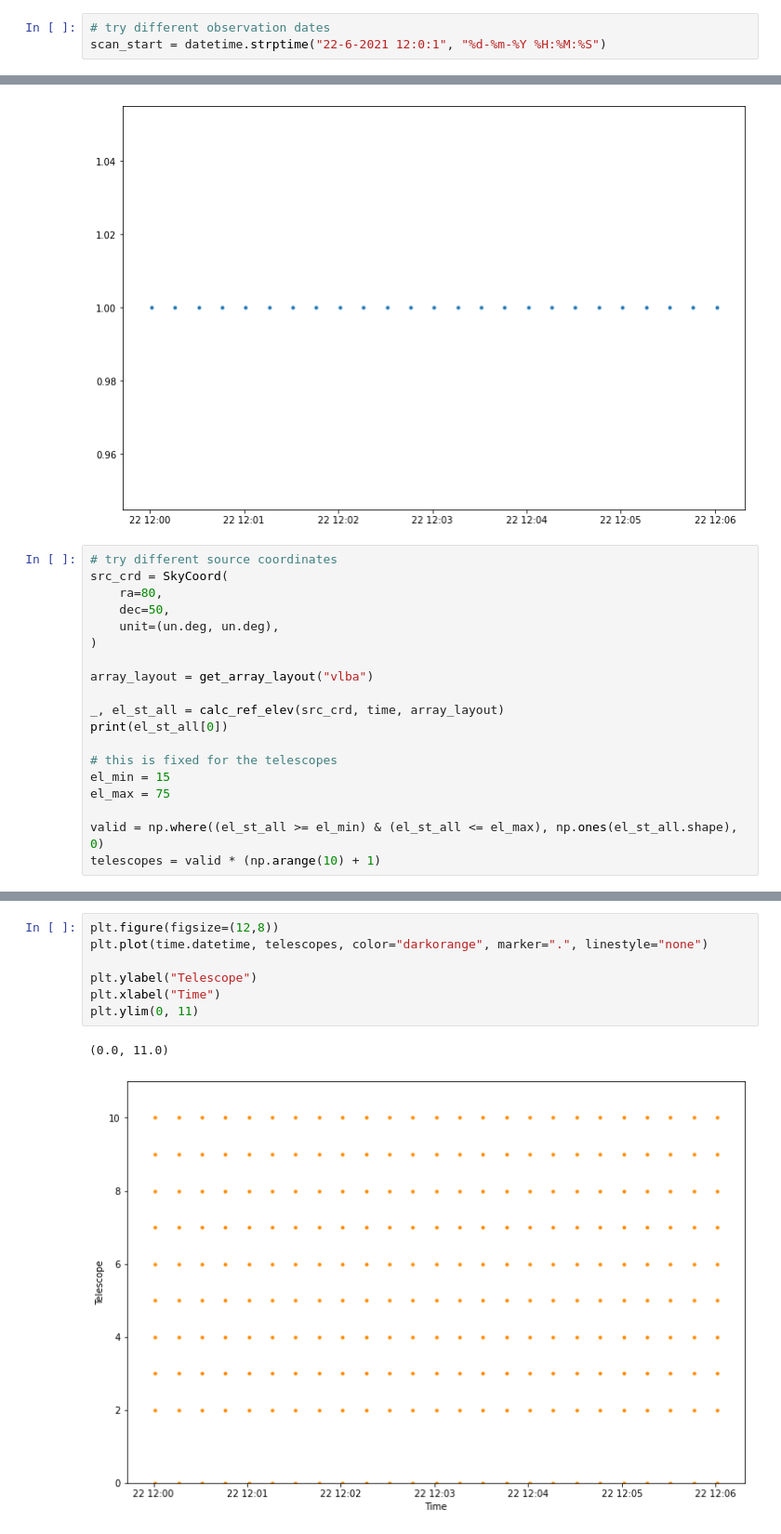
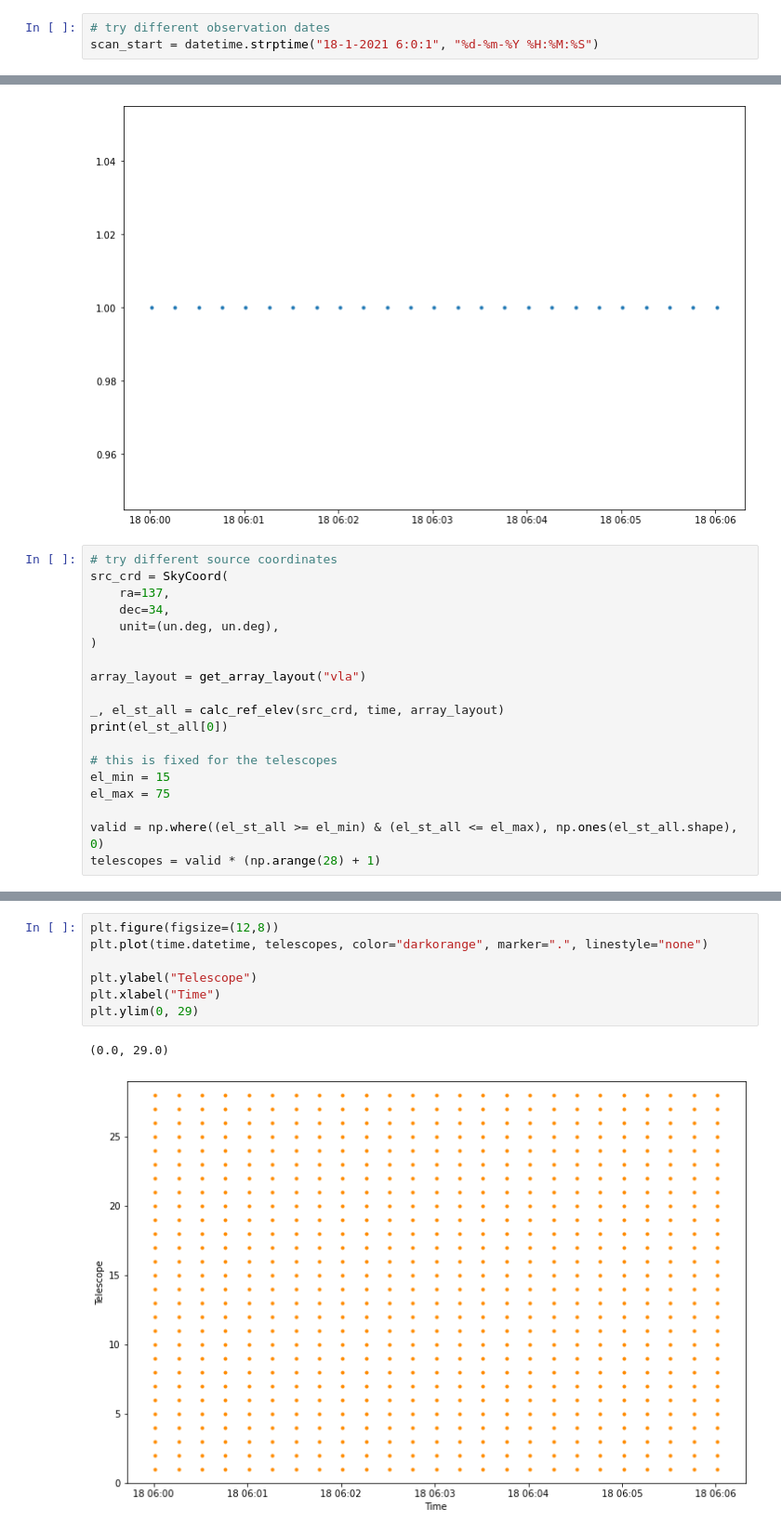
Before and after one commit to radionets-project/pyvisgen, a Jupyter notebook: examples/02_times.ipynb, the cells around one changed output, grey strips where cells are left out. Shown: that part at 93% size. Cells and saved outputs as stored; diff of their text form.

```diff
--- a/examples/02_times.ipynb
+++ b/examples/02_times.ipynb
@@ -10,7 +10,7 @@ import matplotlib.pyplot as plt
 from pyvisgen.layouts.layouts import get_array_layout
 # %%
 # try different observation dates
-scan_start = datetime.strptime("22-6-2021 12:0:1", "%d-%m-%Y %H:%M:%S")
+scan_start = datetime.strptime("18-1-2021 6:0:1", "%d-%m-%Y %H:%M:%S")
 # %%
 start_time = Time(scan_start.isoformat(), format="isot")
 
@@ -39,12 +39,12 @@ plt.plot(time.datetime, np.ones(time.shape), marker=".", linestyle="none")
 # %%
 # try different source coordinates
 src_crd = SkyCoord(
-    ra=80,
-    dec=50,
+    ra=137,
+    dec=34,
     unit=(un.deg, un.deg),
 )
 
-array_layout = get_array_layout("vlba")
+array_layout = get_array_layout("vla")
 
 _, el_st_all = calc_ref_elev(src_crd, time, array_layout)
 print(el_st_all[0])
@@ -54,5 +54,5 @@ el_min = 15
 el_max = 75
 
 valid = np.where((el_st_all >= el_min) & (el_st_all <= el_max), np.ones(el_st_all.shape), 0)
-telescopes = valid * (np.arange(10) + 1)
+telescopes = valid * (np.arange(28) + 1)
 # %% [output]
@@ -81,10 +96,10 @@ array([[0., 1., 1., 1., 1., 1., 1., 1., 1., 1.],
 # %%
 plt.figure(figsize=(12,8))
 plt.plot(time.datetime, telescopes, color="darkorange", marker=".", linestyle="none")
 
 plt.ylabel("Telescope")
 plt.xlabel("Time")
-plt.ylim(0, 11)
+plt.ylim(0, 29)
 # %% [output]
-(0.0, 11.0)
+(0.0, 29.0)
-[figure, old version]
+[figure, new version]
```
Also changed, not shown: parts of 8 cells of this notebook.
